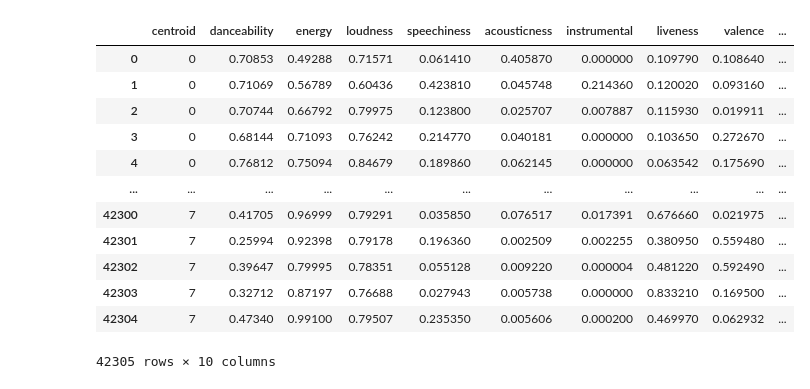
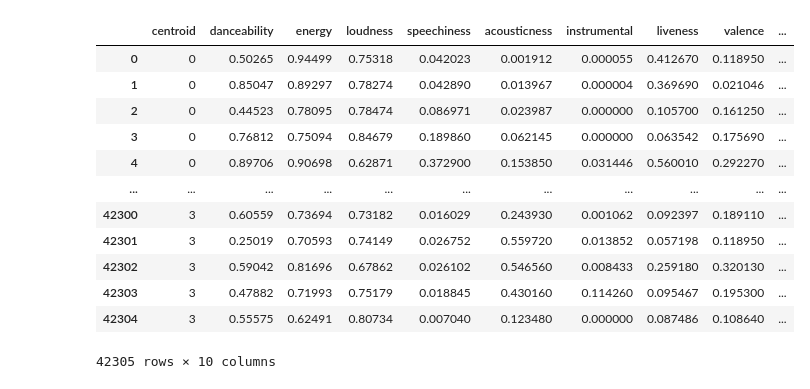
Before and after one commit to carter-bailey/cs5030-project, a Jupyter notebook: visualize.ipynb, the cells around one changed output. Saved outputs shown, nothing was run; the diff lists cells and outputs as text; code cells hidden in the pictures.

```diff
--- a/visualize.ipynb
+++ b/visualize.ipynb
@@ -168,19 +168,19 @@ plt.legend(*sc.legend_elements(), bbox_to_anchor=(1.05, 1), loc=2)
 # %%
-mpi_gpu = pd.read_csv("results/MPIandCudaResults.csv")
+mpi_gpu = pd.read_csv("results/MPIAndCudaResults.csv")
 mpi_gpu
 # %% [output]
 |  | centroid | danceability | energy | loudness | speechiness | acousticness | instrumental | liveness | valence | ... |
-| 0 | 0 | 0.70853 | 0.49288 | 0.71571 | 0.061410 | 0.405870 | 0.000000 | 0.109790 | 0.108640 | ... |
-| 1 | 0 | 0.71069 | 0.56789 | 0.60436 | 0.423810 | 0.045748 | 0.214360 | 0.120020 | 0.093160 | ... |
-| 2 | 0 | 0.70744 | 0.66792 | 0.79975 | 0.123800 | 0.025707 | 0.007887 | 0.115930 | 0.019911 | ... |
-| 3 | 0 | 0.68144 | 0.71093 | 0.76242 | 0.214770 | 0.040181 | 0.000000 | 0.103650 | 0.272670 | ... |
-| 4 | 0 | 0.76812 | 0.75094 | 0.84679 | 0.189860 | 0.062145 | 0.000000 | 0.063542 | 0.175690 | ... |
+| 0 | 0 | 0.50265 | 0.94499 | 0.75318 | 0.042023 | 0.001912 | 0.000055 | 0.412670 | 0.118950 | ... |
+| 1 | 0 | 0.85047 | 0.89297 | 0.78274 | 0.042890 | 0.013967 | 0.000004 | 0.369690 | 0.021046 | ... |
+| 2 | 0 | 0.44523 | 0.78095 | 0.78474 | 0.086971 | 0.023987 | 0.000000 | 0.105700 | 0.161250 | ... |
+| 3 | 0 | 0.76812 | 0.75094 | 0.84679 | 0.189860 | 0.062145 | 0.000000 | 0.063542 | 0.175690 | ... |
+| 4 | 0 | 0.89706 | 0.90698 | 0.62871 | 0.372900 | 0.153850 | 0.031446 | 0.560010 | 0.292270 | ... |
 | ... | ... | ... | ... | ... | ... | ... | ... | ... | ... | ... |
-| 42300 | 7 | 0.41705 | 0.96999 | 0.79291 | 0.035850 | 0.076517 | 0.017391 | 0.676660 | 0.021975 | ... |
-| 42301 | 7 | 0.25994 | 0.92398 | 0.79178 | 0.196360 | 0.002509 | 0.002255 | 0.380950 | 0.559480 | ... |
-| 42302 | 7 | 0.39647 | 0.79995 | 0.78351 | 0.055128 | 0.009220 | 0.000004 | 0.481220 | 0.592490 | ... |
-| 42303 | 7 | 0.32712 | 0.87197 | 0.76688 | 0.027943 | 0.005738 | 0.000000 | 0.833210 | 0.169500 | ... |
-| 42304 | 7 | 0.47340 | 0.99100 | 0.79507 | 0.235350 | 0.005606 | 0.000200 | 0.469970 | 0.062932 | ... |
+| 42300 | 3 | 0.60559 | 0.73694 | 0.73182 | 0.016029 | 0.243930 | 0.001062 | 0.092397 | 0.189110 | ... |
+| 42301 | 3 | 0.25019 | 0.70593 | 0.74149 | 0.026752 | 0.559720 | 0.013852 | 0.057198 | 0.118950 | ... |
+| 42302 | 3 | 0.59042 | 0.81696 | 0.67862 | 0.026102 | 0.546560 | 0.008433 | 0.259180 | 0.320130 | ... |
+| 42303 | 3 | 0.47882 | 0.71993 | 0.75179 | 0.018845 | 0.430160 | 0.114260 | 0.095467 | 0.195300 | ... |
+| 42304 | 3 | 0.55575 | 0.62491 | 0.80734 | 0.007040 | 0.123480 | 0.000000 | 0.087486 | 0.108640 | ... |
 42305 rows × 10 columns
 # %%
 # axes instance
```
Also changed, not shown: parts of 9 cells of this notebook, 7 other files.
